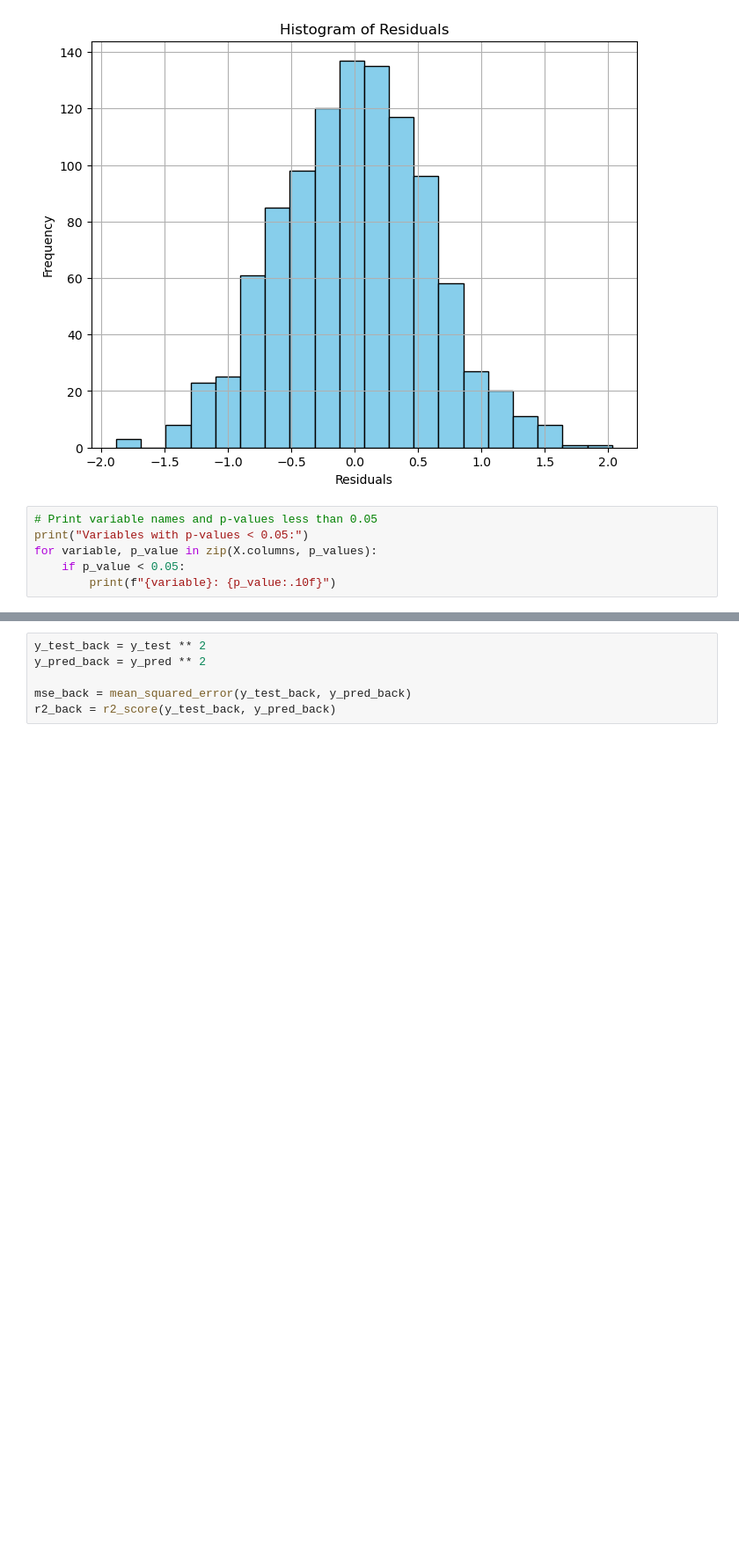
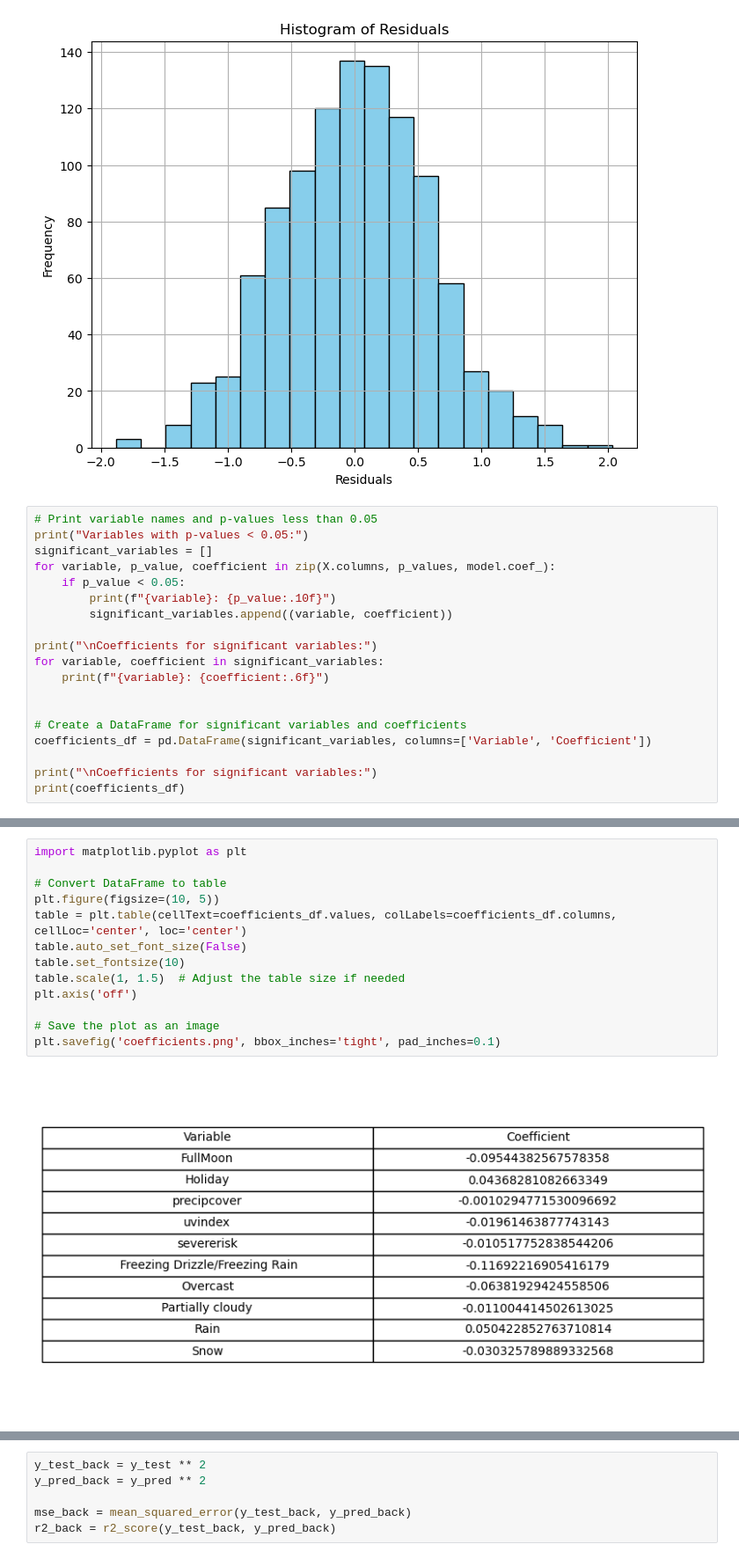
Before and after one commit to mattng23/Stat-486-Case-Study, a Jupyter notebook: transformed_linear_reg.ipynb, the cells around one changed output, grey strips where cells are left out. Shown: that part at 88% size. Saved outputs shown, nothing was run; the diff lists cells and outputs as text; blank space fills up the shorter version.

```diff
--- a/transformed_linear_reg.ipynb
+++ b/transformed_linear_reg.ipynb
@@ -172,9 +172,22 @@ plt.show()
 # %%
 # Print variable names and p-values less than 0.05
 print("Variables with p-values < 0.05:")
-for variable, p_value in zip(X.columns, p_values):
+significant_variables = []
+for variable, p_value, coefficient in zip(X.columns, p_values, model.coef_):
     if p_value < 0.05:
         print(f"{variable}: {p_value:.10f}")
+        significant_variables.append((variable, coefficient))
+
+print("\nCoefficients for significant variables:")
+for variable, coefficient in significant_variables:
+    print(f"{variable}: {coefficient:.6f}")
+
+
+# Create a DataFrame for significant variables and coefficients
+coefficients_df = pd.DataFrame(significant_variables, columns=['Variable', 'Coefficient'])
+
+print("\nCoefficients for significant variables:")
+print(coefficients_df)
 # %% [output]
 Variables with p-values < 0.05:
 FullMoon: 0.0027389536
@@ -190,3 +209,18 @@ Snow: 0.0053355972
+# %%
+import matplotlib.pyplot as plt
+
+# Convert DataFrame to table
+plt.figure(figsize=(10, 5))
+table = plt.table(cellText=coefficients_df.values, colLabels=coefficients_df.columns, cellLoc='center', loc='center')
+table.auto_set_font_size(False)
+table.set_fontsize(10)
+table.scale(1, 1.5)  # Adjust the table size if needed
+plt.axis('off')
+
+# Save the plot as an image
+plt.savefig('coefficients.png', bbox_inches='tight', pad_inches=0.1)
+# %% [output]
+[figure, added]
 # %%
 import matplotlib.pyplot as plt
 
```
Also changed, not shown: parts of 1 cell of this notebook, 1 other file.
